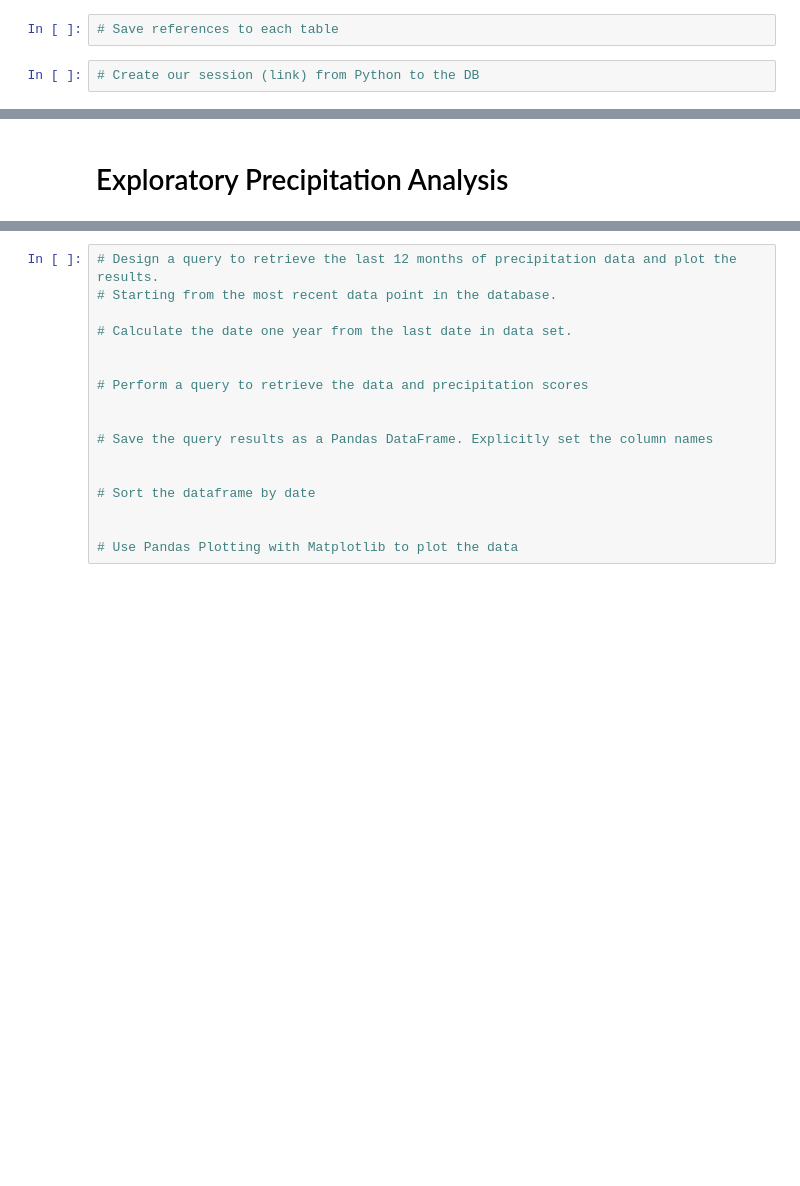
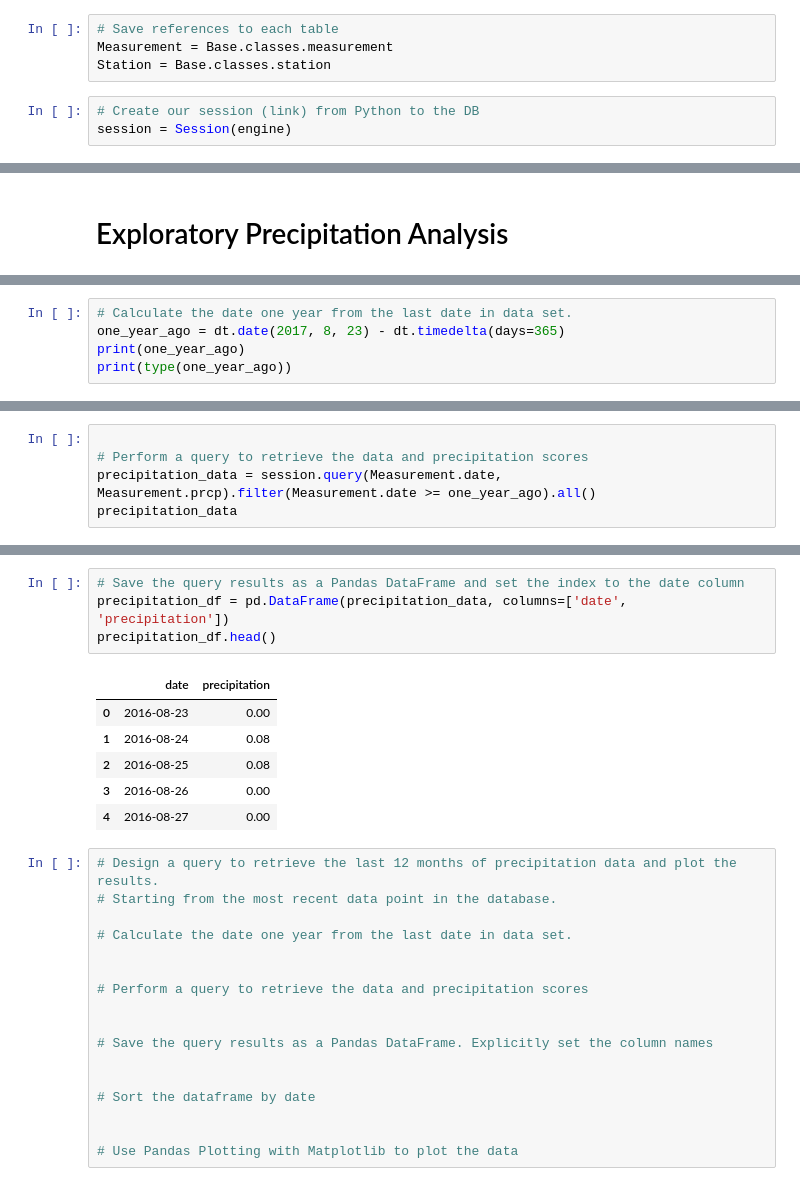
Before and after one commit to gmmarsh/sqlalchemy-challenge, a Jupyter notebook: climate_starter.ipynb, the cells around one changed output, grey strips where cells are left out. Drawn from its saved outputs; the diff is of its cells as text; blank space fills up the shorter version.

```diff
--- a/climate_starter.ipynb
+++ b/climate_starter.ipynb
@@ -41,4 +32,7 @@ print(Base.classes.keys())
 # %%
 # Save references to each table
+Measurement = Base.classes.measurement
+Station = Base.classes.station
 # %%
 # Create our session (link) from Python to the DB
+session = Session(engine)
@@ -50,0 +101,5 @@ print(Base.classes.keys())
+# %%
+# Calculate the date one year from the last date in data set.
+one_year_ago = dt.date(2017, 8, 23) - dt.timedelta(days=365)
+print(one_year_ago)
+print(type(one_year_ago))
@@ -50,0 +109,5 @@ print(Base.classes.keys())
+# %%
+
+# Perform a query to retrieve the data and precipitation scores
+precipitation_data = session.query(Measurement.date, Measurement.prcp).filter(Measurement.date >= one_year_ago).all()
+precipitation_data
@@ -51,3 +132,14 @@ print(Base.classes.keys())
+# %%
+# Save the query results as a Pandas DataFrame and set the index to the date column
+precipitation_df = pd.DataFrame(precipitation_data, columns=['date', 'precipitation'])
+precipitation_df.head()
+# %% [output]
+|  | date | precipitation |
+| 0 | 2016-08-23 | 0.00 |
+| 1 | 2016-08-24 | 0.08 |
+| 2 | 2016-08-25 | 0.08 |
+| 3 | 2016-08-26 | 0.00 |
+| 4 | 2016-08-27 | 0.00 |
 # %%
 # Design a query to retrieve the last 12 months of precipitation data and plot the results.
 # Starting from the most recent data point in the database.
```
Also changed, not shown: parts of 11 cells of this notebook.
